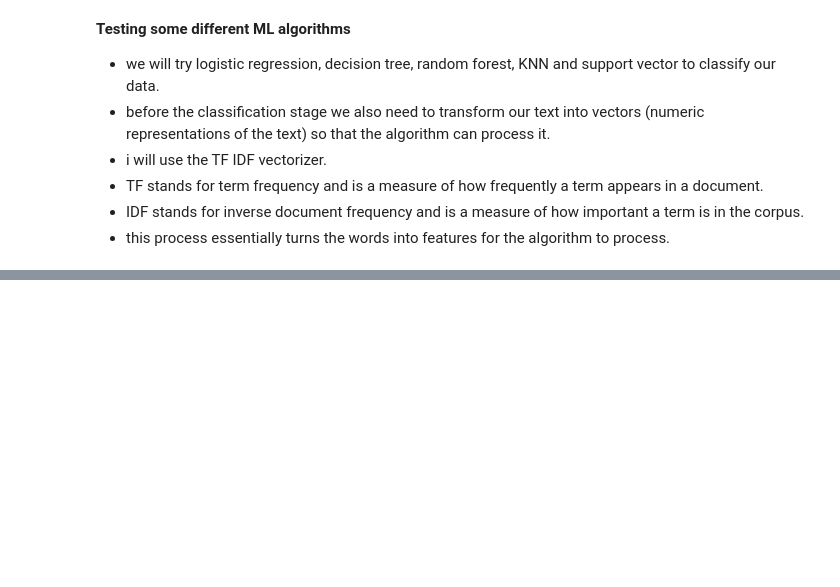
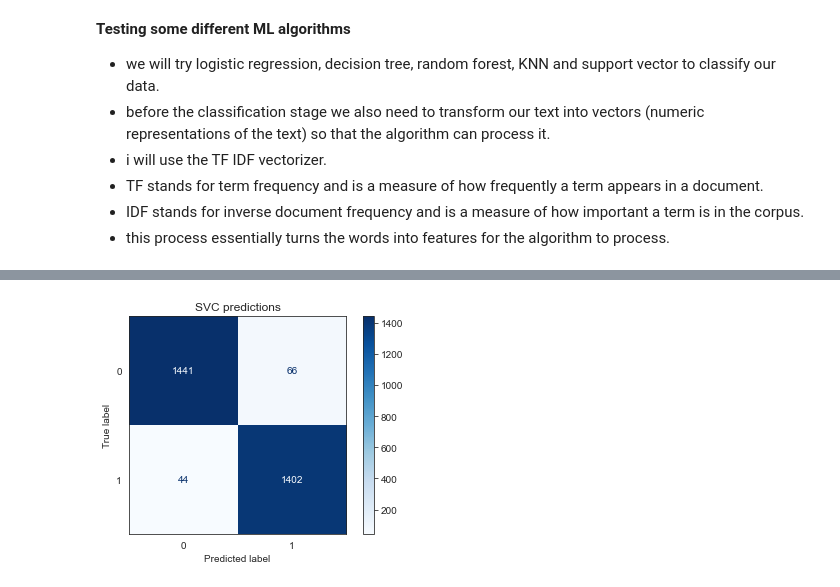
Before and after one commit to jack93g/fake-news-detection, a Jupyter notebook: fake_news_prediction.ipynb, the cells around one changed output, grey strips where cells are left out. Drawn from its saved outputs; the diff is of its cells as text; code cells hidden in the pictures; blank space fills up the shorter version.

Commit message:
prediction done

```diff
--- a/fake_news_prediction.ipynb
+++ b/fake_news_prediction.ipynb
@@ -419,7 +194,8 @@ vector = tfidf.fit(X_train.values.astype('U'))
 xv_train = vector.transform(X_train.values.astype('U'))
 xv_test = vector.transform(X_test.values.astype('U'))
 
-SV = SVC(random_state=101)
+SV = SVC(random_state=101, C=10, kernel= 'linear')#'rbf
 
 SV.fit(xv_train, y_train)
+round(SV.score(xv_test, y_test),3)
 # %% [output]
@@ -426,0 +217,7 @@ SVC(random_state=101)
+# %%
+sns.set_style('white')
+fig = plot_confusion_matrix(SV, xv_test, y_test, cmap='Blues')
+plt.title('SVC predictions')
+plt.show()
+# %% [output]
+[figure, added]
```
Also changed, not shown: parts of 60 cells of this notebook, 1 other file.
